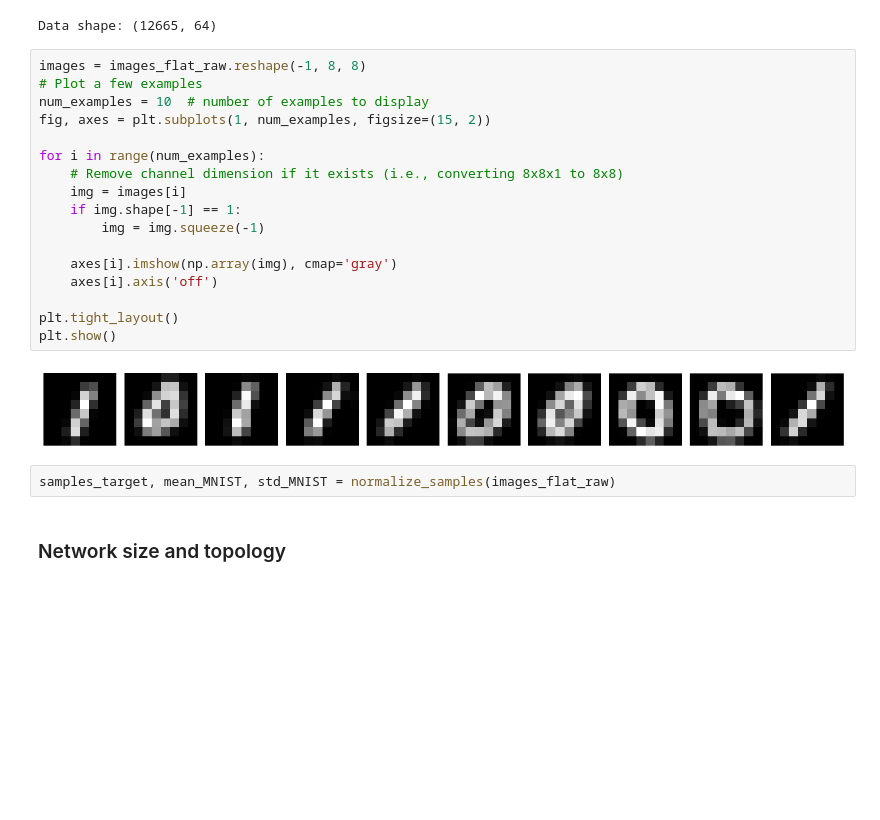
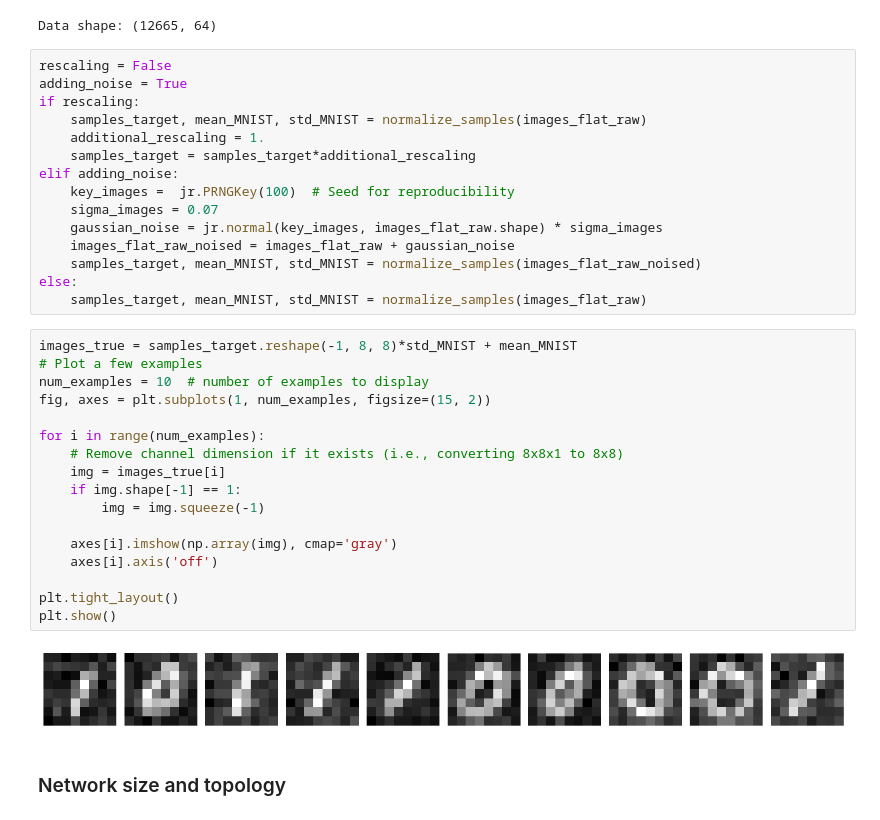
Before and after one commit to cyboesch/oscillator_dev, a Jupyter notebook: mechanical-p-bit/projects/physical-diffusion-models/overdamped-duffing-network-non-equilibirium-MNIST.ipynb, the cells around one changed output. Drawn from its saved outputs; the diff is of its cells as text; blank space fills up the shorter version.

```diff
--- a/mechanical-p-bit/projects/physical-diffusion-models/overdamped-duffing-network-non-equilibirium-MNIST.ipynb
+++ b/mechanical-p-bit/projects/physical-diffusion-models/overdamped-duffing-network-non-equilibirium-MNIST.ipynb
@@ -25,27 +27,40 @@ n_samples = images_flat_raw.shape[0]
 print("Data shape:", images_flat_raw.shape)
 # %% [output]
 Data shape: (12665, 64)
+# %%
+rescaling = False
+adding_noise = True
+if rescaling:
+    samples_target, mean_MNIST, std_MNIST = normalize_samples(images_flat_raw)
+    additional_rescaling = 1.
+    samples_target = samples_target*additional_rescaling
+elif adding_noise:
+    key_images =  jr.PRNGKey(100)  # Seed for reproducibility
+    sigma_images = 0.07
+    gaussian_noise = jr.normal(key_images, images_flat_raw.shape) * sigma_images
+    images_flat_raw_noised = images_flat_raw + gaussian_noise
+    samples_target, mean_MNIST, std_MNIST = normalize_samples(images_flat_raw_noised)
+else:
+    samples_target, mean_MNIST, std_MNIST = normalize_samples(images_flat_raw)
 # %%
-images = images_flat_raw.reshape(-1, 8, 8)
+images_true = samples_target.reshape(-1, 8, 8)*std_MNIST + mean_MNIST
 # Plot a few examples
 num_examples = 10  # number of examples to display
 fig, axes = plt.subplots(1, num_examples, figsize=(15, 2))
 
 for i in range(num_examples):
     # Remove channel dimension if it exists (i.e., converting 8x8x1 to 8x8)
-    img = images[i]
+    img = images_true[i]
     if img.shape[-1] == 1:
         img = img.squeeze(-1)
 
     axes[i].imshow(np.array(img), cmap='gray')
     axes[i].axis('off')
 
 plt.tight_layout()
 plt.show()
 # %% [output]
-[figure, old version]
+[figure, new version]
-# %%
-samples_target, mean_MNIST, std_MNIST = normalize_samples(images_flat_raw)
 # %% [markdown]
 ### Network size and topology
 # %%
```
Also changed, not shown: parts of 17 cells of this notebook.
